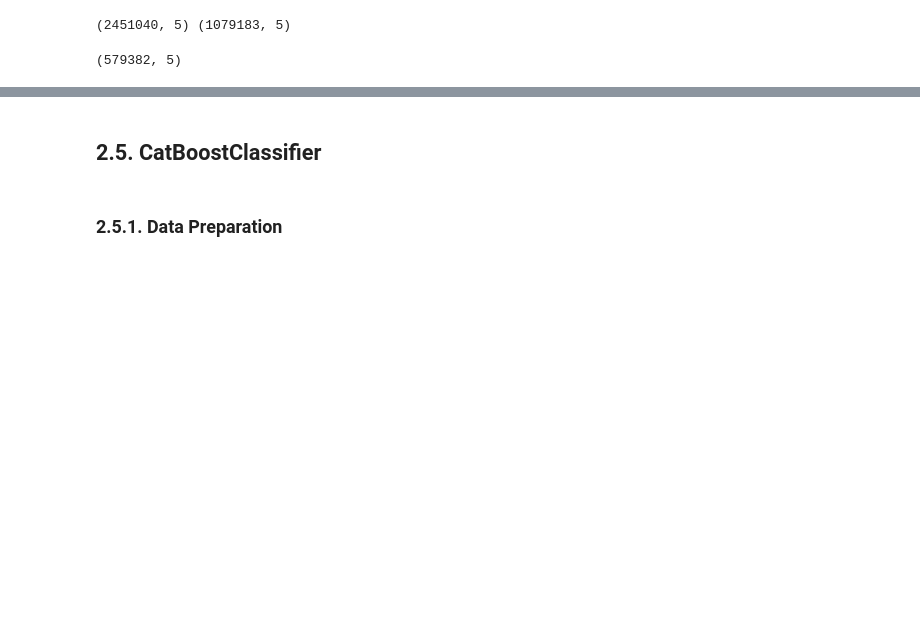
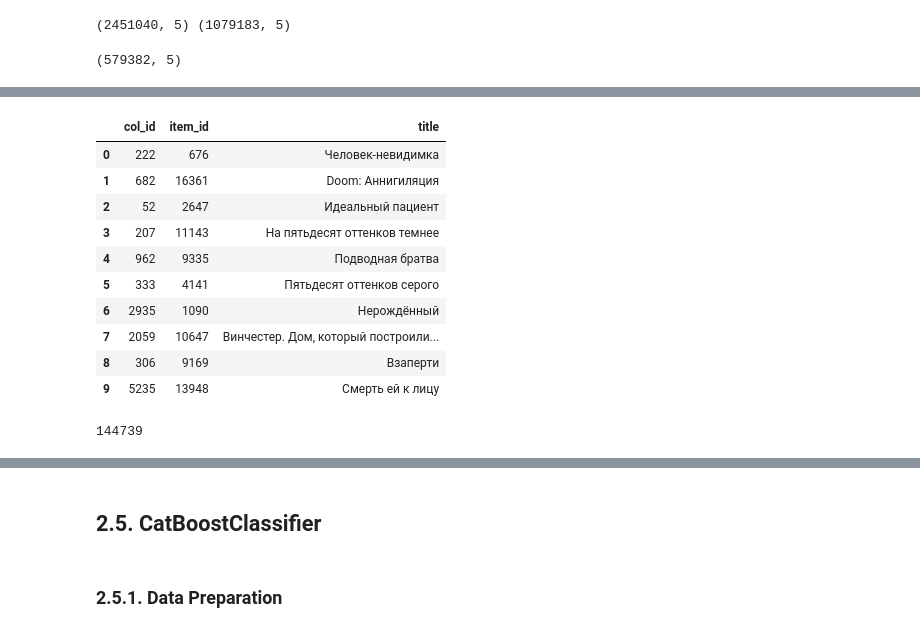
Before and after one commit to kshurik/rekkobook, a Jupyter notebook: notebook_drafts/full_recsys_pipeline.ipynb, the cells around one changed output, grey strips where cells are left out. Cells and saved outputs as stored; diff of their text form; code cells hidden in the pictures; blank space fills up the shorter version.

```diff
--- a/notebook_drafts/full_recsys_pipeline.ipynb
+++ b/notebook_drafts/full_recsys_pipeline.ipynb
@@ -237,3 +296,28 @@ recs
+# %%
+recs = pd.DataFrame({'col_id': top_cols})
+recs['item_id'] = recs['col_id'].map(lightfm_mapping['items_inv_mapping'].get)
+recs['title'] = recs['item_id'].map(item_name_mapper)
+recs
+# %% [output]
+|  | col_id | item_id | title |
+| 0 | 222 | 676 | Человек-невидимка |
+| 1 | 682 | 16361 | Doom: Аннигиляция |
+| 2 | 52 | 2647 | Идеальный пациент |
+| 3 | 207 | 11143 | На пятьдесят оттенков темнее |
+| 4 | 962 | 9335 | Подводная братва |
+| 5 | 333 | 4141 | Пятьдесят оттенков серого |
+| 6 | 2935 | 1090 | Нерождённый |
+| 7 | 2059 | 10647 | Винчестер. Дом, который построили... |
+| 8 | 306 | 9169 | Взаперти |
+| 9 | 5235 | 13948 | Смерть ей к лицу |
+# %%
+# let's make predictions for all users in test
+test_preds = pd.DataFrame({
+    'user_id': local_test['user_id'].unique()
+})
+len(test_preds)
+# %% [output]
+144739
 # %%
 # all_recs = pd.DataFrame()
 # for user in tqdm_notebook(users_mapping.keys()):
```
Also changed, not shown: parts of 46 cells of this notebook.
